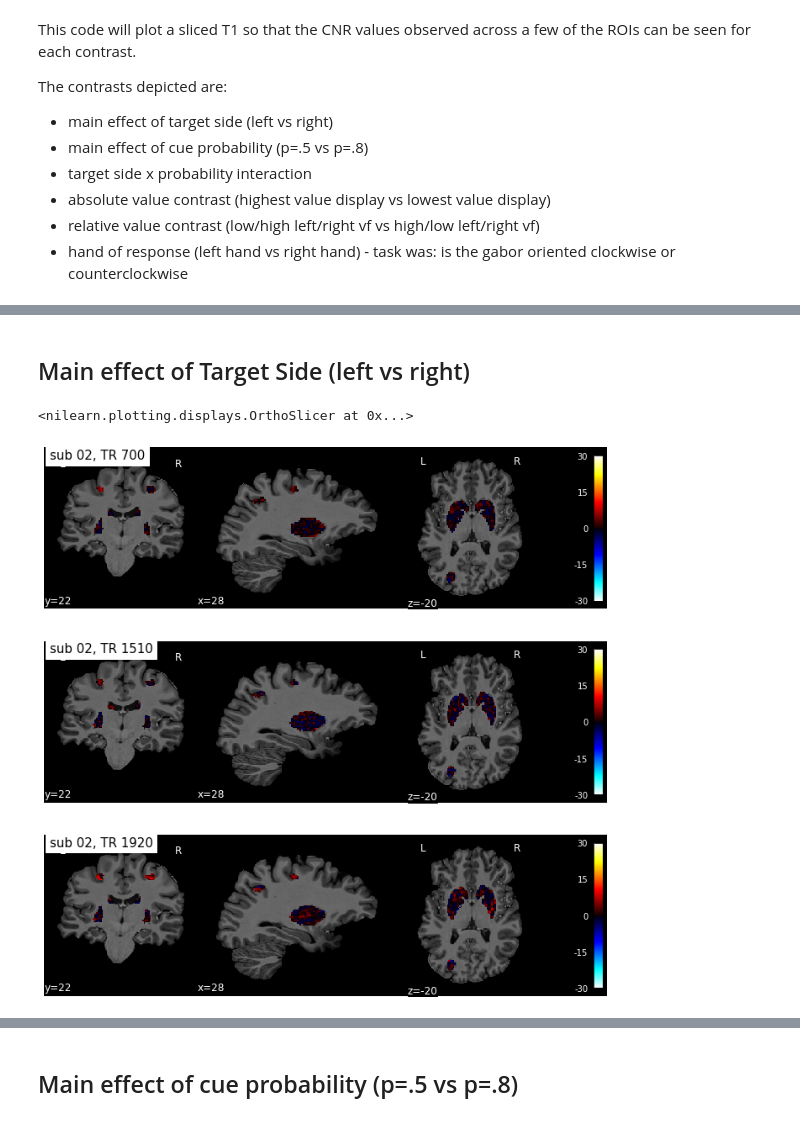
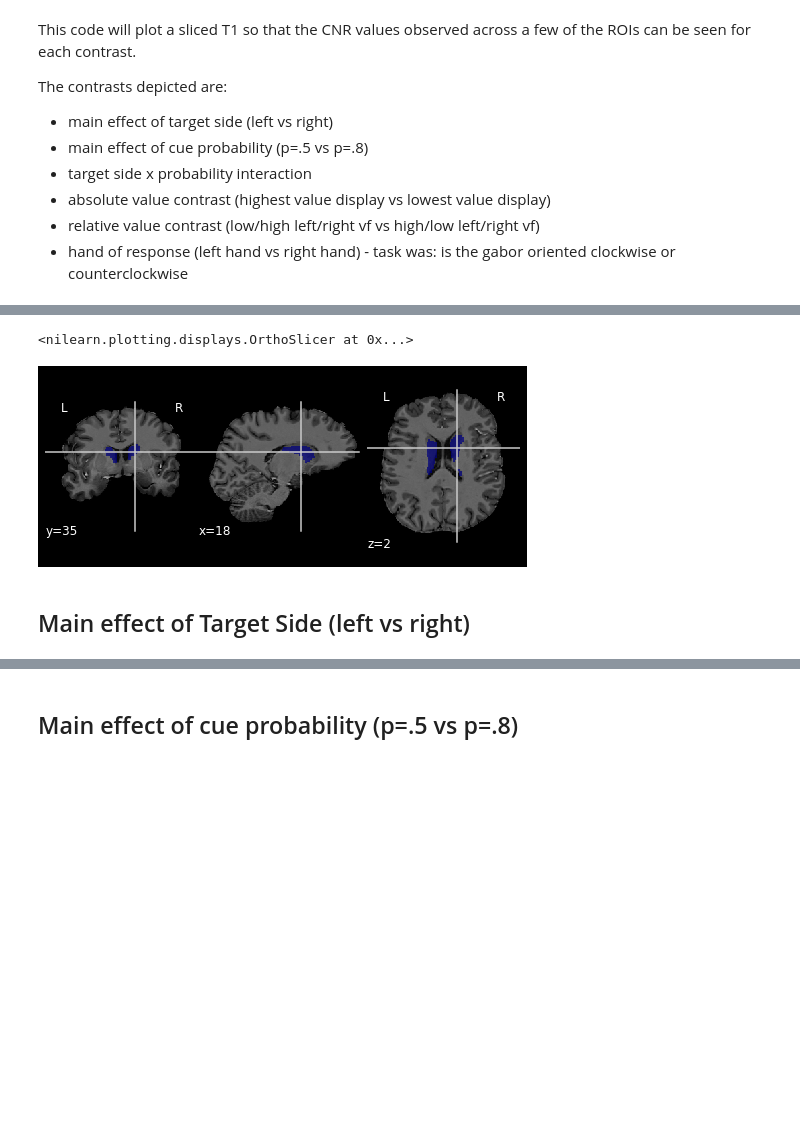
Before and after one commit to kel-github/code-4-seq-comp-test-7T, a Jupyter notebook: plot-CNRs-for-2-subjects.ipynb, the cells around one changed output, grey strips where cells are left out. Saved outputs shown, nothing was run; the diff lists cells and outputs as text; code cells hidden in the pictures; blank space fills up the shorter version.

```diff
--- a/plot-CNRs-for-2-subjects.ipynb
+++ b/plot-CNRs-for-2-subjects.ipynb
@@ -47,14 +72,19 @@ def plotCNR(CNR, T1, sub, TR, contrast, coords, maxval, axes=None):
+# %%
+this_msk = mask % ('03', '700', 'CN')
+T1im = T1 % ('03', '03')
+# %%
+niplt.plot_roi(this_msk, T1im)
+# %% [output]
+<nilearn.plotting.displays.OrthoSlicer at 0x...>
+[figure, added]
 # %% [markdown]
 ## Main effect of Target Side (left vs right)
 # %%
 
 fa, (ax1, ax2, ax3) = plt.subplots(nrow, ncol, figsize=figsz)
-plotCNR(CNR, T1, subs[0], '700', '1', sub_coords[0], maxval=mv, axes=ax1)
-plotCNR(CNR, T1, subs[0], '1510', '1', sub_coords[0], maxval=mv, axes=ax2)
-plotCNR(CNR, T1, subs[0], '1920', '1', sub_coords[0], maxval=mv, axes=ax3)
+plotCNR(CNR, T1, subs[0], '700', 'FEF', '1', sub_coords[0], maxval=mv, axes=ax1)
+plotCNR(CNR, T1, subs[0], '1510', 'FEF', '1', sub_coords[0], maxval=mv, axes=ax2)
+plotCNR(CNR, T1, subs[0], '1920', 'FEF', '1', sub_coords[0], maxval=mv, axes=ax3)
-# %% [output]
-<nilearn.plotting.displays.OrthoSlicer at 0x...>
-[figure, removed]
 # %%
 savename = '/scratch/qbi/uqkgarn1/STRIWP1/derivatives/glm/out/sub-%s_tgtLvsR.pdf.pdf' % subs[0]
 fa.savefig(fname = savename, facecolor='k', edgecolor='k')
```
Also changed, not shown: parts of 17 cells of this notebook, 10 other files.
